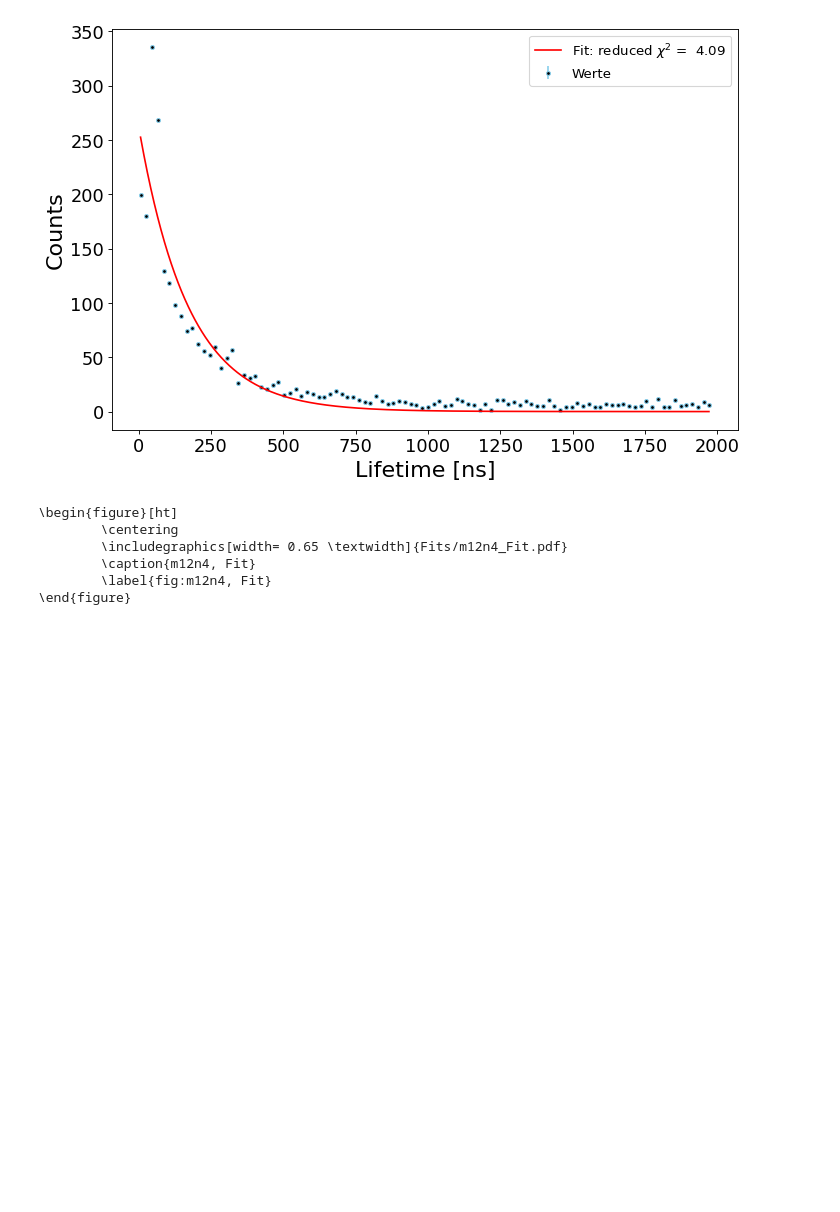
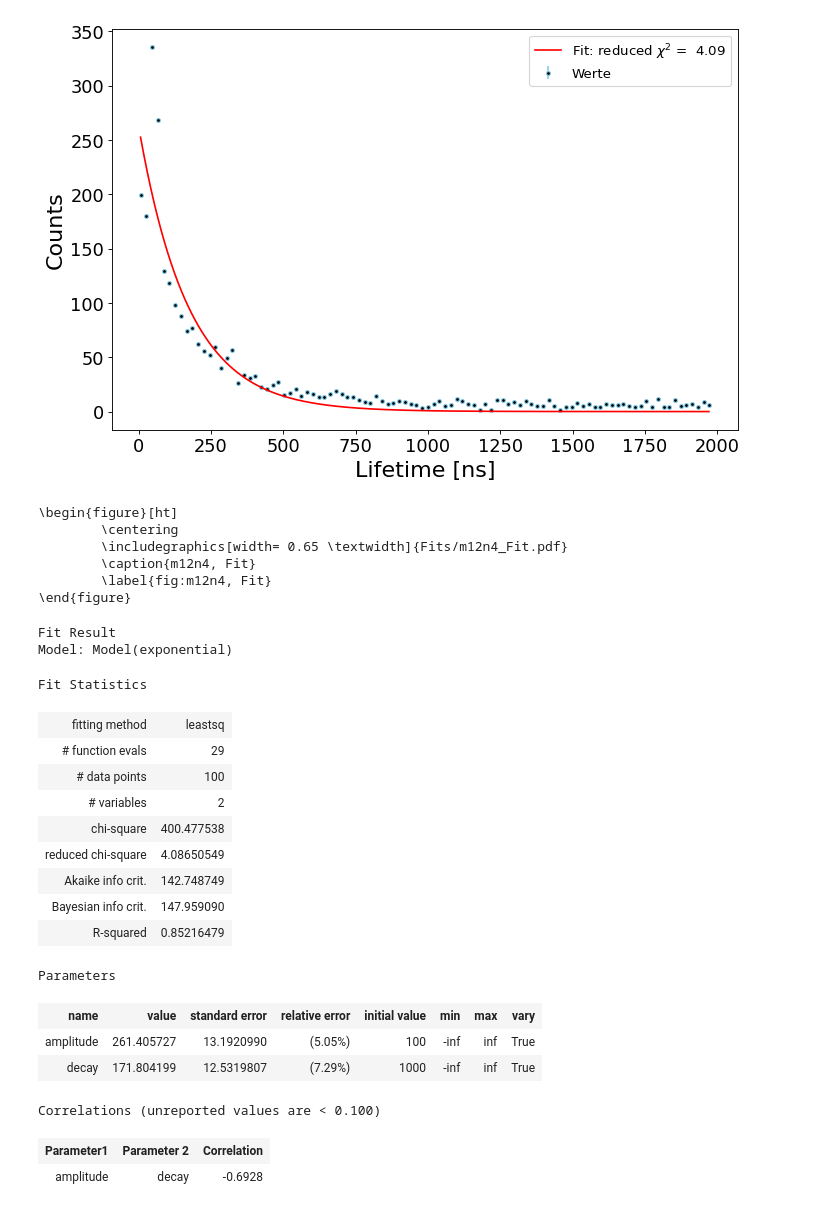
Before and after one commit to TimLockstedt/MP, a Jupyter notebook: FP6/A5/Plott_var_func_m12n4.ipynb, the cells around one changed output. Drawn from its saved outputs; the diff is of its cells as text; code cells hidden in the pictures; blank space fills up the shorter version.

```diff
--- a/FP6/A5/Plott_var_func_m12n4.ipynb
+++ b/FP6/A5/Plott_var_func_m12n4.ipynb
@@ -595,3 +595,25 @@ finish(Daten.get_x(),Daten.get_y(),result, Daten.get_FileName(), Daten.get_yerr(
         \caption{m12n4, Fit}
         \label{fig:m12n4, Fit}
 \end{figure}
+# %%
+result
+# %% [output]
+Fit Result
+Model: Model(exponential)
+Fit Statistics
+| fitting method | leastsq |
+| # function evals | 29 |
+| # data points | 100 |
+| # variables | 2 |
+| chi-square | 400.477538 |
+| reduced chi-square | 4.08650549 |
+| Akaike info crit. | 142.748749 |
+| Bayesian info crit. | 147.959090 |
+| R-squared | 0.85216479 |
+Parameters
+| name | value | standard error | relative error | initial value | min | max | vary |
+| amplitude | 261.405727 | 13.1920990 | (5.05%) | 100 | -inf | inf | True |
+| decay | 171.804199 | 12.5319807 | (7.29%) | 1000 | -inf | inf | True |
+Correlations (unreported values are < 0.100)
+| Parameter1 | Parameter 2 | Correlation |
+| amplitude | decay | -0.6928 |
```
Also changed, not shown: 3 other files.
